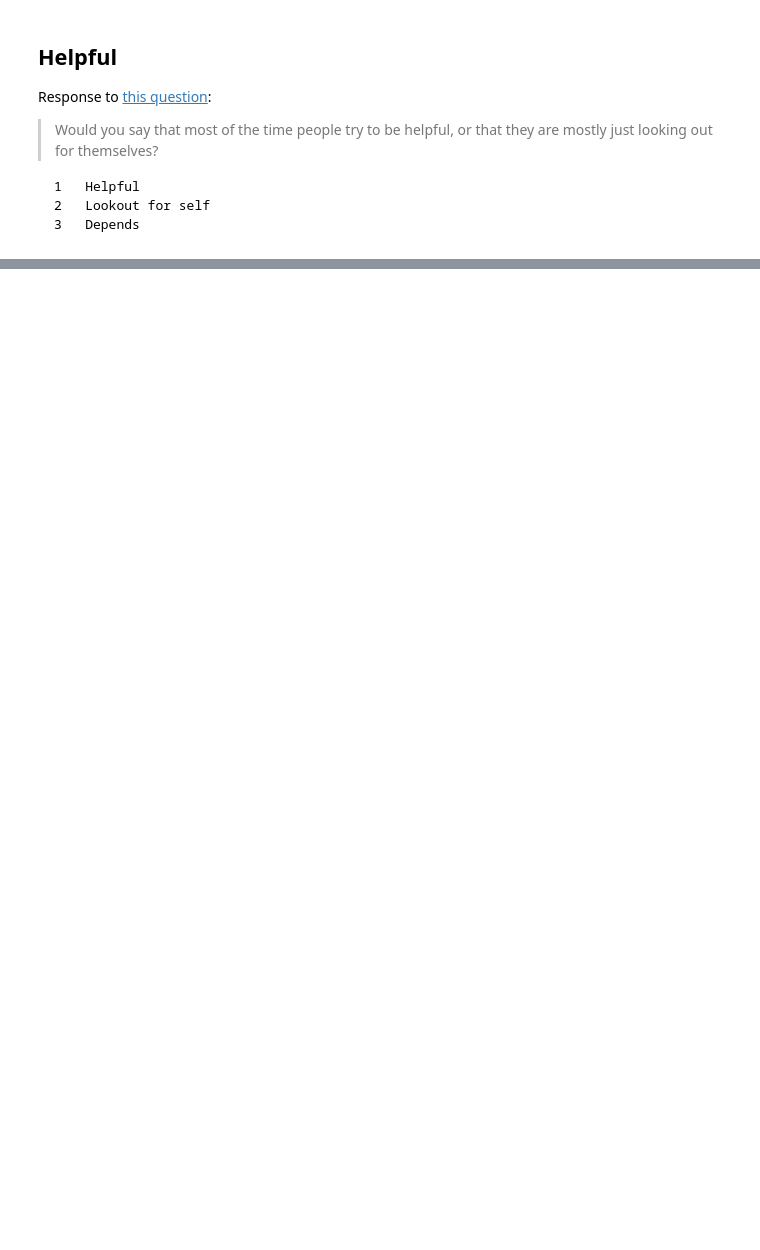
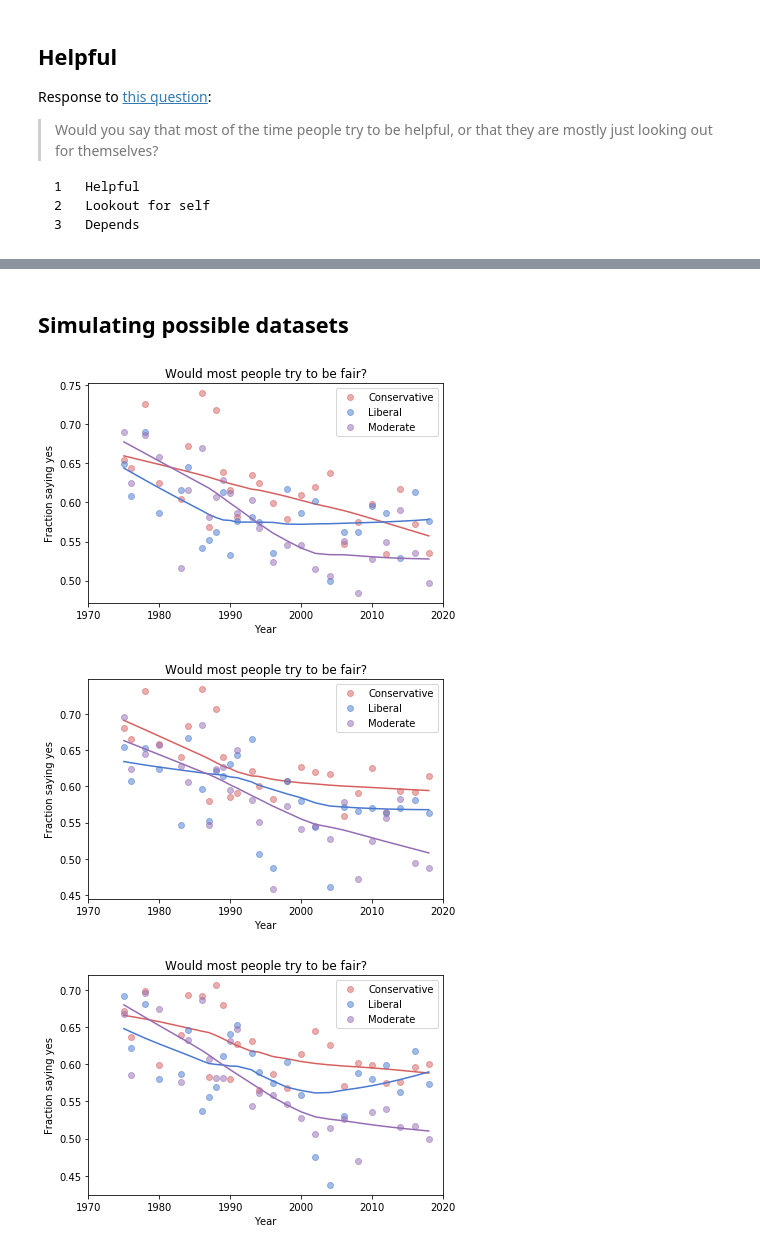
Before and after one commit to AllenDowney/ExploratoryDataAnalysis, a Jupyter notebook: eds03_gss_outlook.ipynb, the cells around one changed output, grey strips where cells are left out. Cells and saved outputs as stored; diff of their text form; code cells hidden in the pictures; blank space fills up the shorter version.

```diff
--- a/eds03_gss_outlook.ipynb
+++ b/eds03_gss_outlook.ipynb
@@ -207,0 +267,27 @@ decorate_by_year(title=title)
+# %% [markdown]
+## Simulating possible datasets
+# %%
+def plot_by_polviews(df, varname, title):
+    """Plot mean response by polviews and year.
+
+    """
+    make_polviews3(df)
+    mean_by_polviews = group_by_polviews(df, varname)
+    plot_columns_lowess(mean_by_polviews, columns, colors)
+    decorate_by_year(title=title)
+# %%
+varname = 'fair'
+title = 'Would most people try to be fair?'
+
+for i in range(3):
+    key = f'gss{i}'
+
+    plt.figure()
+    df = pd.read_hdf('eds.gss.hdf5', key)
+    d = {1:0, 2:1, 3:0.5}
+    df[varname].replace(d, inplace=True)
+    plot_by_polviews(df, varname, title)
+# %% [output]
+[figure, added]
+[figure, added]
+[figure, added]
```
Also changed, not shown: parts of 22 cells of this notebook, 2 other files.
